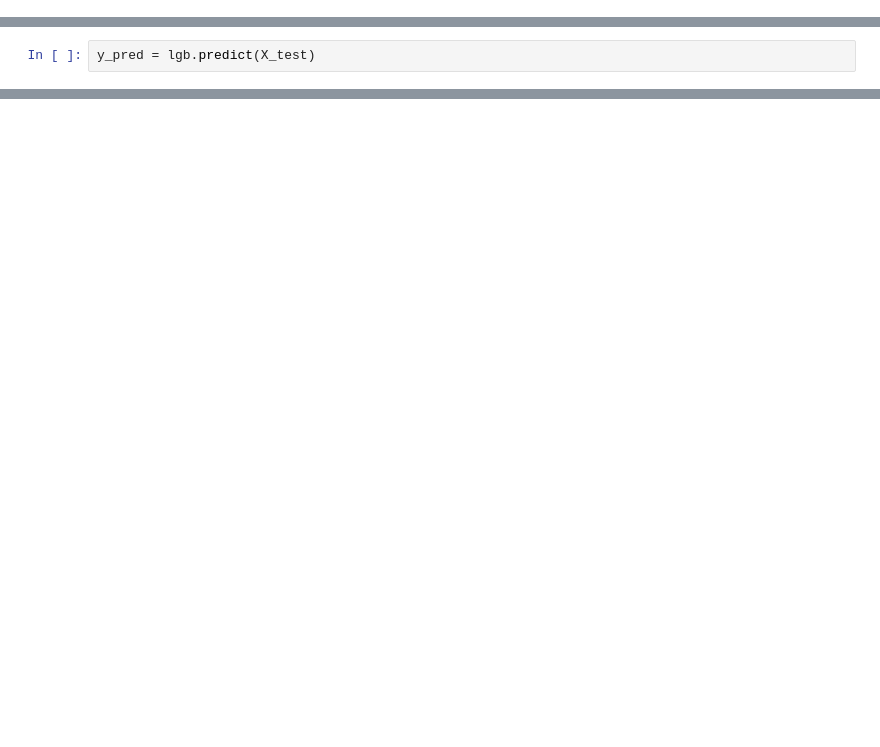
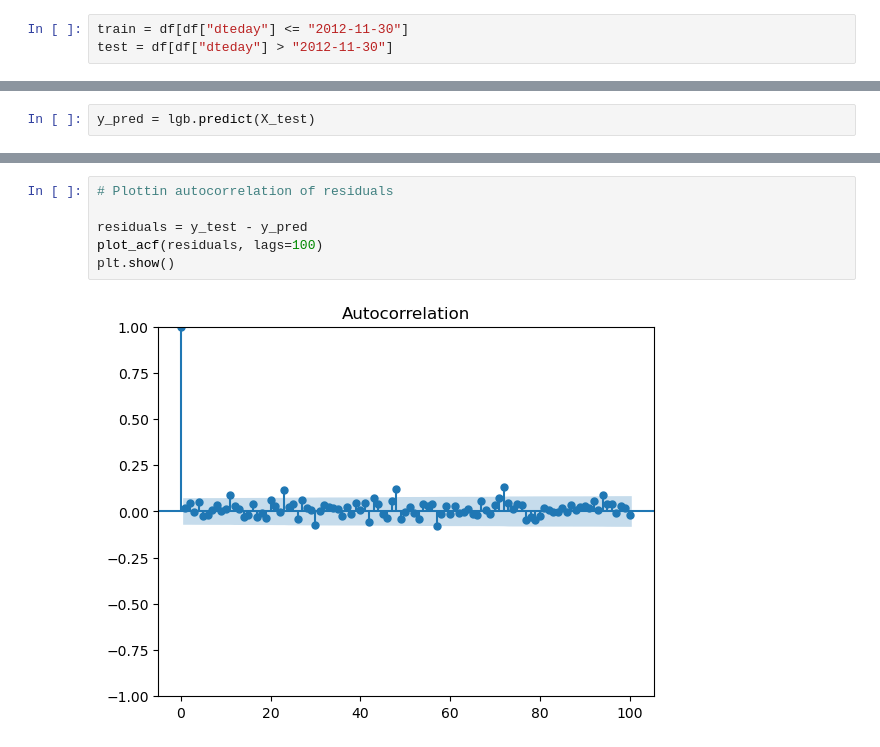
Before and after one commit to DamirBogdan39/bike-sharing-time-series, a Jupyter notebook: notebooks/dab-01-experimentation.ipynb, the cells around one changed output, grey strips where cells are left out. Cells and saved outputs as stored; diff of their text form; blank space fills up the shorter version.

```diff
--- a/notebooks/dab-01-experimentation.ipynb
+++ b/notebooks/dab-01-experimentation.ipynb
@@ -138,0 +146,3 @@ X_train, X_test, y_train, y_test = train_test_split(X, y, random_state=42, test_
+# %%
+train = df[df["dteday"] <= "2012-11-30"]
+test = df[df["dteday"] > "2012-11-30"]
@@ -258,0 +285,8 @@ residual_plot(y_test, y_pred)
+# %%
+# Plottin autocorrelation of residuals
+
+residuals = y_test - y_pred
+plot_acf(residuals, lags=100)
+plt.show()
+# %% [output]
+[figure, added]
```
Also changed, not shown: parts of 26 cells of this notebook, 28 other files.
